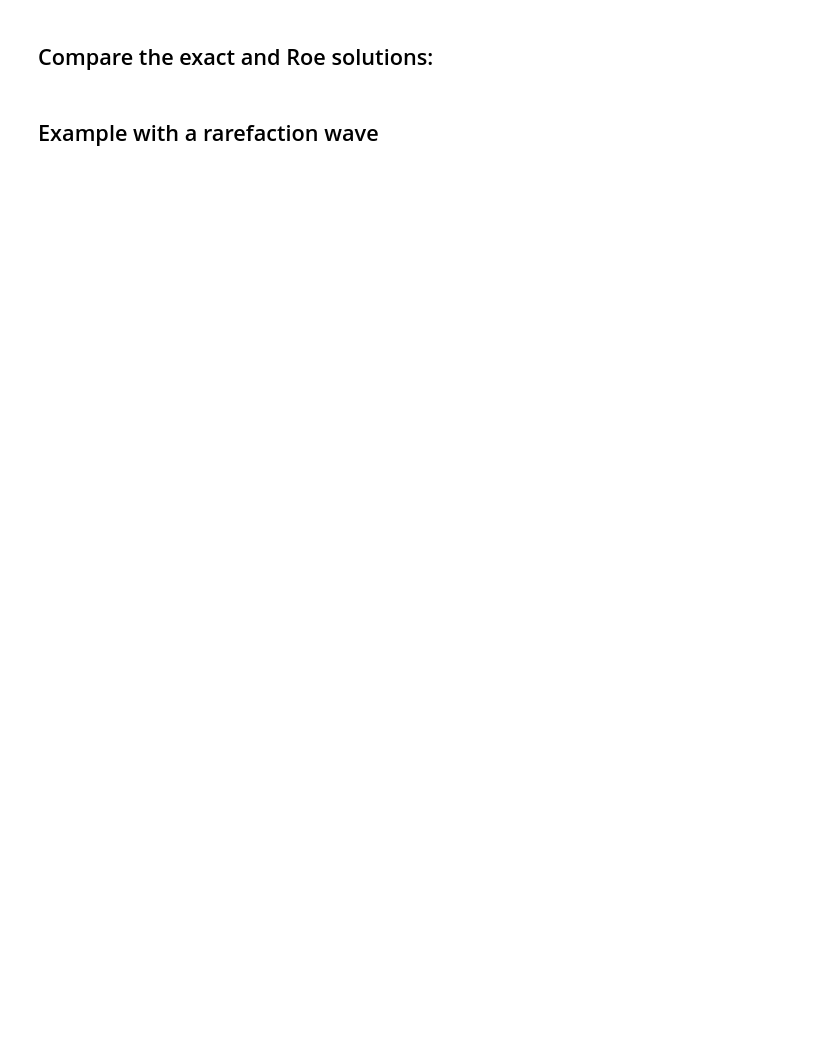
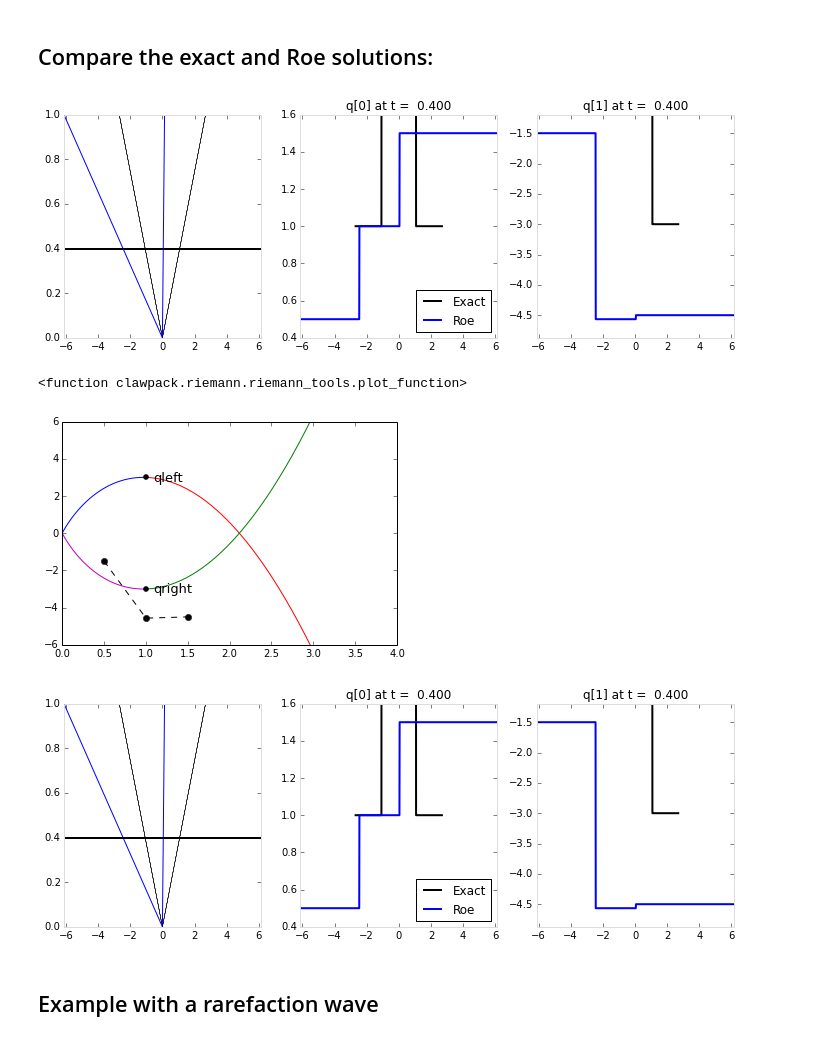
Before and after one commit to xinshengqin/am574-class, a Jupyter notebook: labs/lab8/shallow_1d_example1/SW_riemann_tester.ipynb, the cells around one changed output. Saved outputs shown, nothing was run; the diff lists cells and outputs as text; code cells hidden in the pictures; blank space fills up the shorter version.

```diff
--- a/labs/lab8/shallow_1d_example1/SW_riemann_tester.ipynb
+++ b/labs/lab8/shallow_1d_example1/SW_riemann_tester.ipynb
@@ -64,16 +83,22 @@ StaticInteract(plot_function, t=RangeWidget(0,.9,.1))
 # %%
 plot_function = riemann_tools.make_plot_function([ex_states,states],
                                                  [ex_speeds,s],
                                                  [reval,roe_eval],
                                                  ['Exact','Roe'])
 plt.figure()
 SW_phase.phase_plane_curves(q_l[0],q_l[1],'qleft',1)
 SW_phase.phase_plane_curves(q_r[0],q_r[1],'qright',2)
 plt.plot(states[0,:],states[1,:],'k--o')
 plt.xlim(0,4)
 plt.ylim(-6,6)
 
-StaticInteract(plot_function, t=RangeWidget(0,.9,.1))
+#StaticInteract(plot_function, t=RangeWidget(0,.9,.1))
+interact(plot_function, t=(0.,.9,.1))
+# %% [output]
+[figure, added]
+<function clawpack.riemann.riemann_tools.plot_function>
+[figure, added]
+[figure, added]
 # %% [markdown]
 ## Example with a rarefaction wave
 # %%
```
Also changed, not shown: parts of 6 cells of this notebook.
